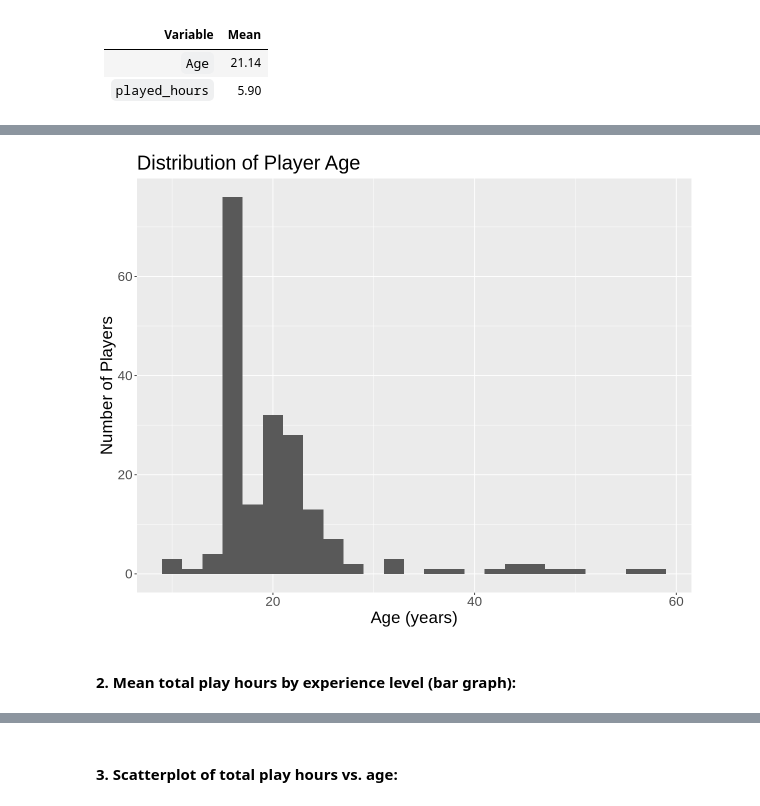
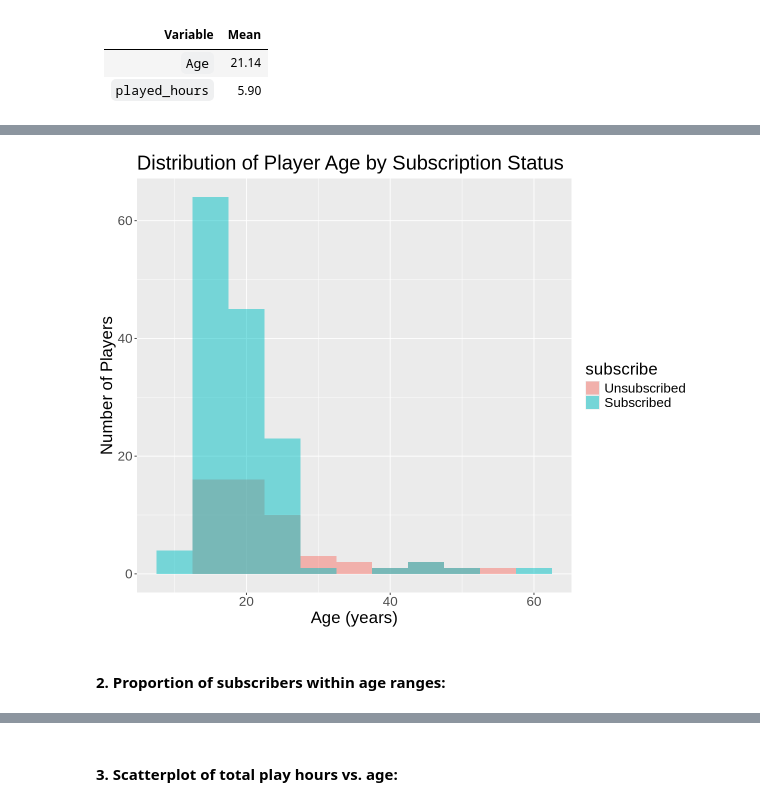
Before and after one commit to Adrian12-max/Data_Science_Project-Individual_Planning_Stage, a Jupyter notebook: demand_forecasting_planning.ipynb, the cells around one changed output, grey strips where cells are left out. Drawn from its saved outputs; the diff is of its cells as text; code cells hidden in the pictures.

```diff
--- a/demand_forecasting_planning.ipynb
+++ b/demand_forecasting_planning.ipynb
@@ -145,15 +100,13 @@ This inquiry uses `played_hours` as the response variable and `Age` (numeric), `
 
 # Read in player.csv file
 url_players <- "https://raw.githubusercontent.com/Adrian12-max/Data-Science-Project-Individual-Planning-Stage/refs/heads/main/players.csv"
-players_head <- read_csv(url_players) |>
-head()
-players_head
+players <- read_csv(url_players)
+players
 
 # Read in sessions.csv file
 url_sessions <- "https://raw.githubusercontent.com/Adrian12-max/Data-Science-Project-Individual-Planning-Stage/refs/heads/main/sessions.csv"
-sessions_head <- read_csv(url_sessions) |>
-head()
-sessions_head
+sessions <- read_csv(url_sessions)
+sessions
 # %% [output]
 Rows: 196 Columns: 7
 ── Column specification ────────────────────────────────────────────────────────
@@ -193,13 +166,13 @@ A tibble: 6 × 5
 # %%
-# Convert categorical variables from character to factor types
-players <- players |>
-    mutate(gender = as_factor(gender),
-        experience = as_factor(experience))
-players
+# Minimum necessary wrangling to turn `players.csv` dataset into tidy format
 
 # Remove rows with any missing values
 players <- players |>
-    drop_na()
+    drop_na() |>
+    # Convert `subscribe` (categorical variable) from logical to factor data type
+    mutate(subscribe = as_factor(subscribe)) |>
+    # Replace the name of factor values ("TRUE" and "FALSE") with more appropriate ones
+    mutate(subscribe = fct_recode(subscribe, "Subscribed" = "TRUE", "Unsubscribed" = "FALSE"))
 players
 # %% [output]
 A tibble: 194 × 7
@@ -275,18 +212,18 @@ The question we ask is: "What is the age distribution of players in the `players
 # %%
 # Set the plot size
 options(repr.plot.width = 10, repr.plot.height = 8)
 
 # Create a histogram of player ages
 age_histogram <- players |>
-ggplot(aes(x = Age)) +  # map Age to the x-axis
-    geom_histogram(binwidth = 2) +  # use 2-year bins
-    labs(title = "Distribution of Player Age",  # main title for plot
+ggplot(aes(x = Age, fill = subscribe)) +  # map Age to the x-axis and subscribe to fill
+    geom_histogram(position = "identity", binwidth = 5, alpha = 0.5) +  # use 2-year bins
+    labs(title = "Distribution of Player Age by Subscription Status",  # main title for plot
          x = "Age (years)",  # x-axis title
          y = "Number of Players") +  # y-axis title
     theme(text = element_text(size = 20))
 age_histogram
 # %% [output]
-[figure, old version]
+[figure, new version]
 # %% [markdown]
-#### 2. Mean total play hours by experience level (bar graph):
+#### 2. Proportion of subscribers within age ranges:
 # %%
```
Also changed, not shown: parts of 13 cells of this notebook.
